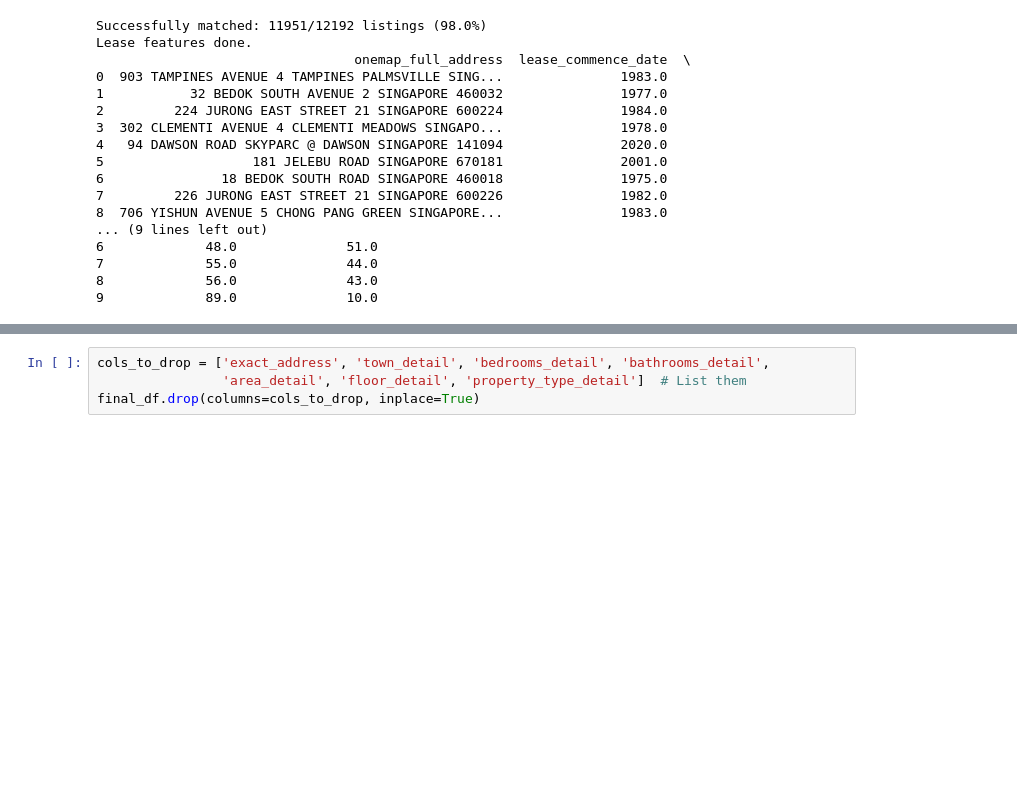
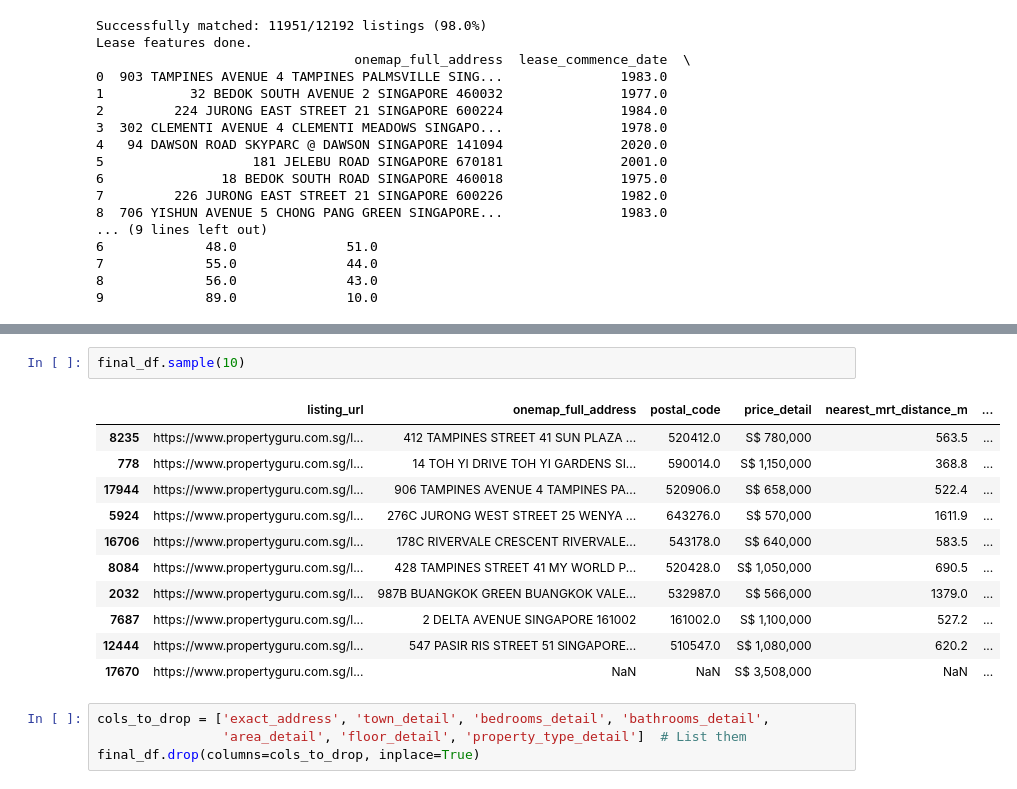
Before and after one commit to sanjeevr123/DSE3101-Project, a Jupyter notebook: backend/SAI + prediction.ipynb, the cells around one changed output, grey strips where cells are left out. Cells and saved outputs as stored; diff of their text form; blank space fills up the shorter version.

```diff
--- a/backend/SAI + prediction.ipynb
+++ b/backend/SAI + prediction.ipynb
@@ -999,3 +1046,17 @@ final_df.sample(10)
+# %%
+final_df.sample(10)
+# %% [output]
+|  | listing_url | onemap_full_address | postal_code | price_detail | nearest_mrt_distance_m | ... |
+| 8235 | https://www.propertyguru.com.sg/l... | 412 TAMPINES STREET 41 SUN PLAZA ... | 520412.0 | S$ 780,000 | 563.5 | ... |
+| 778 | https://www.propertyguru.com.sg/l... | 14 TOH YI DRIVE TOH YI GARDENS SI... | 590014.0 | S$ 1,150,000 | 368.8 | ... |
+| 17944 | https://www.propertyguru.com.sg/l... | 906 TAMPINES AVENUE 4 TAMPINES PA... | 520906.0 | S$ 658,000 | 522.4 | ... |
+| 5924 | https://www.propertyguru.com.sg/l... | 276C JURONG WEST STREET 25 WENYA ... | 643276.0 | S$ 570,000 | 1611.9 | ... |
+| 16706 | https://www.propertyguru.com.sg/l... | 178C RIVERVALE CRESCENT RIVERVALE... | 543178.0 | S$ 640,000 | 583.5 | ... |
+| 8084 | https://www.propertyguru.com.sg/l... | 428 TAMPINES STREET 41 MY WORLD P... | 520428.0 | S$ 1,050,000 | 690.5 | ... |
+| 2032 | https://www.propertyguru.com.sg/l... | 987B BUANGKOK GREEN BUANGKOK VALE... | 532987.0 | S$ 566,000 | 1379.0 | ... |
+| 7687 | https://www.propertyguru.com.sg/l... | 2 DELTA AVENUE SINGAPORE 161002 | 161002.0 | S$ 1,100,000 | 527.2 | ... |
+| 12444 | https://www.propertyguru.com.sg/l... | 547 PASIR RIS STREET 51 SINGAPORE... | 510547.0 | S$ 1,080,000 | 620.2 | ... |
+| 17670 | https://www.propertyguru.com.sg/l... | NaN | NaN | S$ 3,508,000 | NaN | ... |
 # %%
 cols_to_drop = ['exact_address', 'town_detail', 'bedrooms_detail', 'bathrooms_detail',
                 'area_detail', 'floor_detail', 'property_type_detail']  # List them
```
Also changed, not shown: parts of 6 cells of this notebook.
